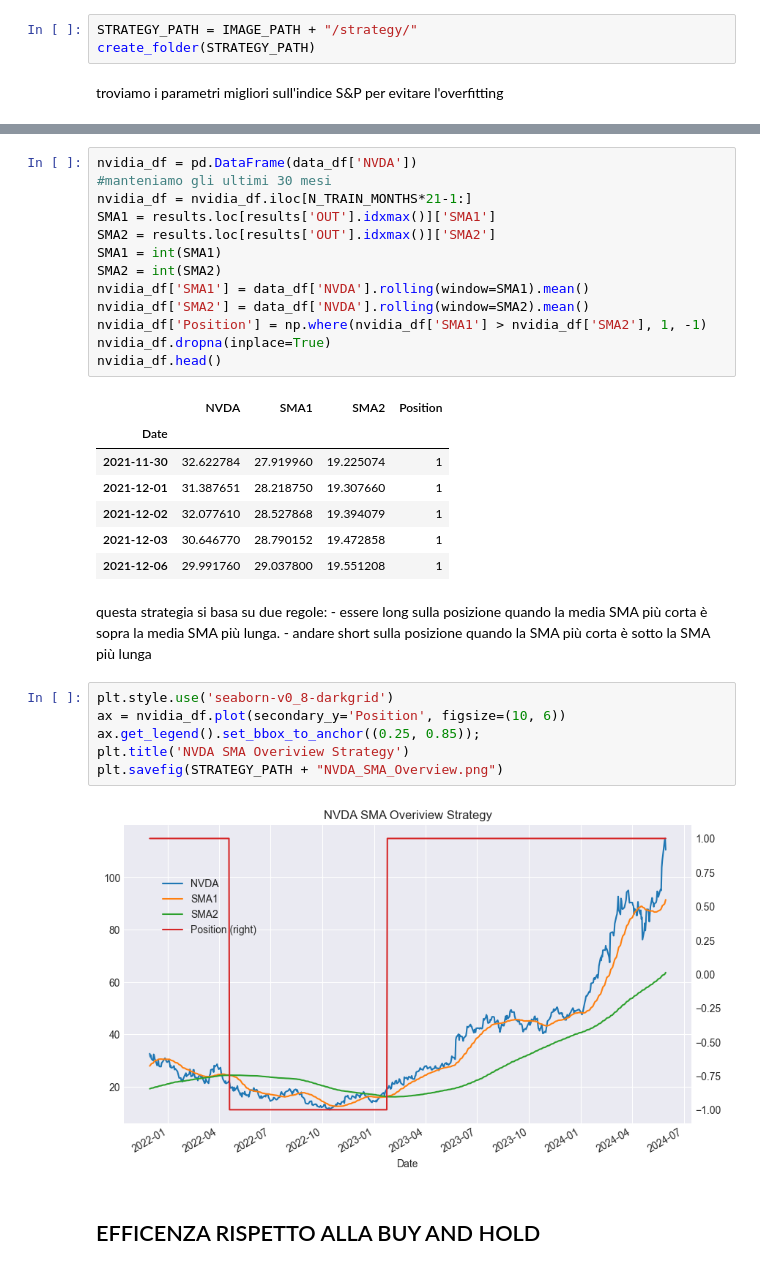
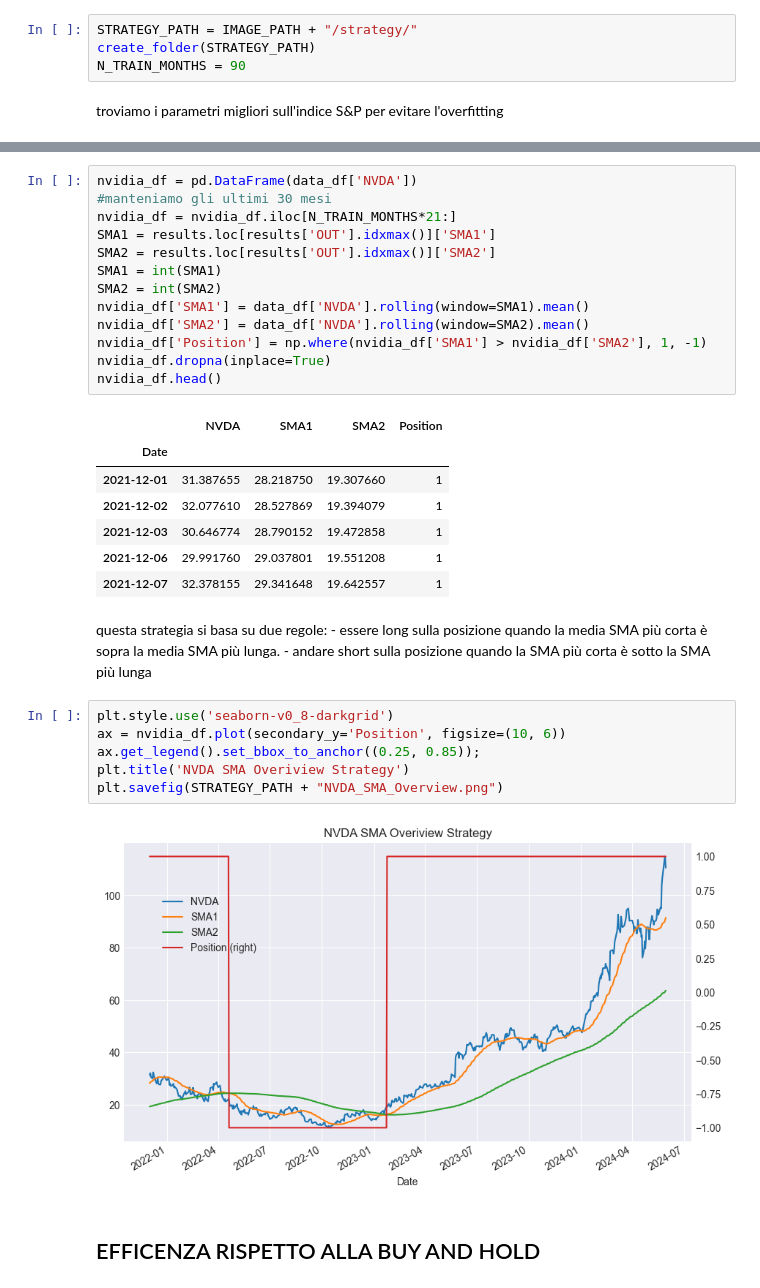
Before and after one commit to IlRickIs/BISF-project, a Jupyter notebook: project.ipynb, the cells around one changed output, grey strips where cells are left out. Saved outputs shown, nothing was run; the diff lists cells and outputs as text.

```diff
--- a/project.ipynb
+++ b/project.ipynb
@@ -657,6 +663,7 @@ title = 'NVDA'
 # %%
 STRATEGY_PATH = IMAGE_PATH + "/strategy/"
 create_folder(STRATEGY_PATH)
+N_TRAIN_MONTHS = 90
 # %% [markdown]
 <p> troviamo i parametri migliori sull'indice S&P per evitare l'overfitting </p>
 # %%
@@ -696,24 +703,24 @@ results.sort_values('OUT', ascending=False).head()
 # %%
 nvidia_df = pd.DataFrame(data_df['NVDA'])
 #manteniamo gli ultimi 30 mesi
-nvidia_df = nvidia_df.iloc[N_TRAIN_MONTHS*21-1:]
+nvidia_df = nvidia_df.iloc[N_TRAIN_MONTHS*21:]
 SMA1 = results.loc[results['OUT'].idxmax()]['SMA1']
 SMA2 = results.loc[results['OUT'].idxmax()]['SMA2']
 SMA1 = int(SMA1)
 SMA2 = int(SMA2)
 nvidia_df['SMA1'] = data_df['NVDA'].rolling(window=SMA1).mean()
 nvidia_df['SMA2'] = data_df['NVDA'].rolling(window=SMA2).mean()
 nvidia_df['Position'] = np.where(nvidia_df['SMA1'] > nvidia_df['SMA2'], 1, -1)
 nvidia_df.dropna(inplace=True)
 nvidia_df.head()
 # %% [output]
 |  | NVDA | SMA1 | SMA2 | Position |
 | Date |  |  |  |  |
-| 2021-11-30 | 32.622784 | 27.919960 | 19.225074 | 1 |
-| 2021-12-01 | 31.387651 | 28.218750 | 19.307660 | 1 |
-| 2021-12-02 | 32.077610 | 28.527868 | 19.394079 | 1 |
-| 2021-12-03 | 30.646770 | 28.790152 | 19.472858 | 1 |
-| 2021-12-06 | 29.991760 | 29.037800 | 19.551208 | 1 |
+| 2021-12-01 | 31.387655 | 28.218750 | 19.307660 | 1 |
+| 2021-12-02 | 32.077610 | 28.527869 | 19.394079 | 1 |
+| 2021-12-03 | 30.646774 | 28.790152 | 19.472858 | 1 |
+| 2021-12-06 | 29.991760 | 29.037801 | 19.551208 | 1 |
+| 2021-12-07 | 32.378155 | 29.341648 | 19.642557 | 1 |
 # %% [markdown]
 <p> questa strategia si basa su due regole: - essere long sulla posizione quando la media SMA più corta è sopra la media SMA più lunga.
 - andare short sulla posizione quando la SMA più corta è sotto la SMA più lunga </p>
@@ -724,7 +731,7 @@ ax.get_legend().set_bbox_to_anchor((0.25, 0.85));
 plt.title('NVDA SMA Overiview Strategy')
 plt.savefig(STRATEGY_PATH + "NVDA_SMA_Overview.png")
 # %% [output]
-[figure, old version]
+[figure, new version]
 # %% [markdown]
 <h2> EFFICENZA RISPETTO ALLA BUY AND HOLD </H2>
 # %%
```
Also changed, not shown: parts of 22 cells of this notebook, 3 other files.
